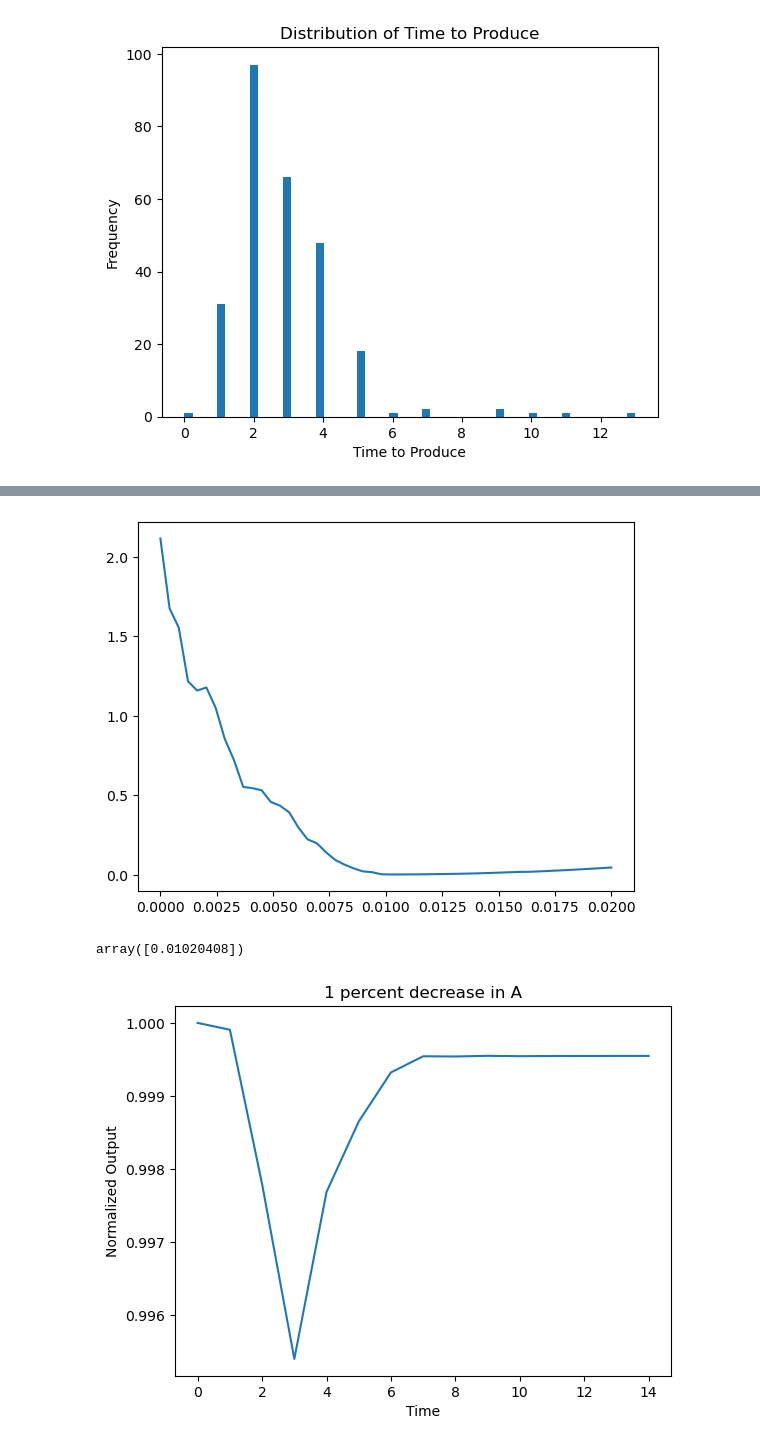
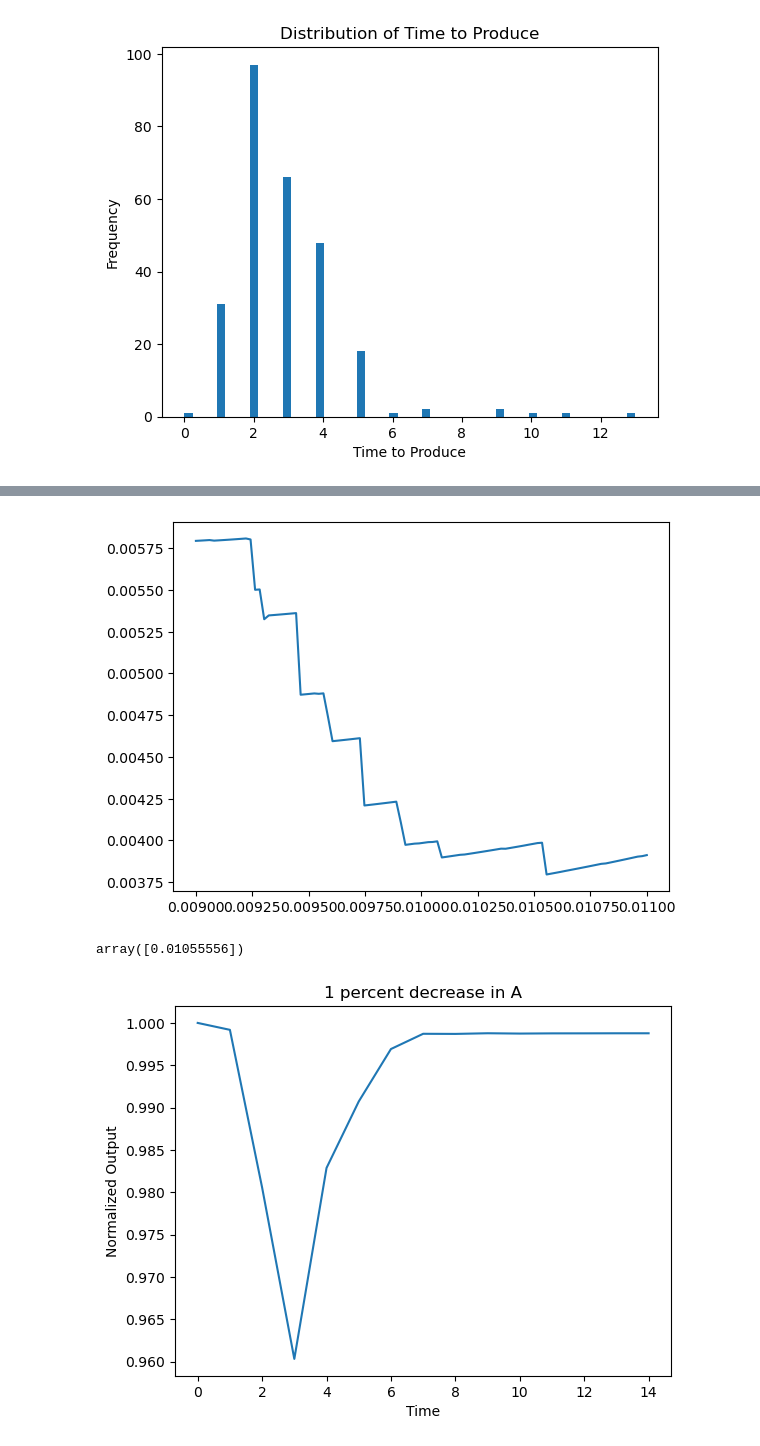
Before and after one commit to Finalblue777/shocky_shocks, a Jupyter notebook: demand_stuff/demand_A_shocks.ipynb, the cells around one changed output, grey strips where cells are left out. Drawn from its saved outputs; the diff is of its cells as text; code cells hidden in the pictures.

```diff
--- a/demand_stuff/demand_A_shocks.ipynb
+++ b/demand_stuff/demand_A_shocks.ipynb
@@ -5,14 +5,14 @@ import pandas as pd
 import matplotlib.pyplot as plt
 # %%
 gamma = 1
-eta = 0.5
+eta = 2
 sigma = 5
 beta_hh = 0.99
 r = 0.01
 beta = 1 /( 1.0 +r)
 beta1 =1/( (1.0 +r* np.exp(30/(36.5*0.9))))
 W = 1
-power = (1+eta)/(-gamma-eta)
+power = ((1+eta)/(-gamma-eta))
 # %%
 data=pd.read_csv('APP_data_usa_goods.csv', index_col=0, parse_dates=True, infer_datetime_format=True)
 data_tau=(data['invtCogsRatio']* 36.5/(30*0.1))
@@ -83,14 +83,15 @@ def generate_pattern_array_with_extra_rows(tau):
 
 def consumption_function(P):
     return (P)**power
-def euler_equation(P_0, P_1, beta, r):
-    consumption_growth_comp = (consumption_function(P_1) / consumption_function(P_0))**((gamma*(eta-gamma))/(eta*(gamma-1)+2*gamma))
-    price_growth_comp = (P_1 / P_0)**(((eta-gamma))/(eta*(gamma-1)+2*gamma))
-    wage_inflation = consumption_growth_comp / (price_growth_comp* beta_hh *   (1+r))
+def euler_equation(P_0, P_1, beta_hh, r):
+    consumption_growth_comp = (consumption_function(P_1) / consumption_function(P_0))**((gamma))
+    price_growth_comp = (P_0 / P_1)
+    wage_inflation = 1/(consumption_growth_comp / (price_growth_comp *  (beta_hh *   (1+r)) ))
     return wage_inflation
-def price_inflation_ee(P_0, P_1, beta, r):
-    wage_inflation = euler_equation(P_0, P_1, beta, r)
-    price_inflation =P_1/P_0 *wage_inflation
+def price_inflation_ee(P_0, P_1, beta_hh, r):
+    consumption_growth_comp = (consumption_function(P_1) / consumption_function(P_0))**((gamma))
+    constants = (beta_hh * (1+r))
+    price_inflation = 1/ (consumption_growth_comp / constants)
     return price_inflation
 # %%
 power = (1+eta)/(-gamma-eta)
@@ -264,6 +269,6 @@ plt.show()
 # %%
-r_arrange = np.linspace(0, 0.02, 50)
-P = np.zeros((20, 50))
+r_arrange = np.linspace(0.009, 0.011, 100)
+P = np.zeros((20, 100))
 k=0
 tau_list = {}
 index_diff_list = {}
@@ -327,7 +332,7 @@ for r in r_arrange:
             tprod_org_temp = beta_org**t_org * (t_org + N_temp)
             tprod_rep_temp = beta_rep**t_rep * (t_rep + N_temp)
             if i ==j:
-                tprod_rep_temp = 0.99*beta_rep**t_rep * (t_rep + N_temp)
+                tprod_rep_temp = 0.9*beta_rep**t_rep * (t_rep + N_temp)
 
             # Keep only the row with the higher value
             if tprod_org_temp.values >= tprod_rep_temp.values:
@@ -348,7 +353,7 @@ for r in r_arrange:
 
         # Step 2: Compute t_prod using vectorized logic
         beta_vec = t_temp['source'].map({'org': beta_org, 'rep': beta_rep})
-        A_vec = np.where((t_temp['source'] == 'rep') & (t_temp['t'] == j), 0.99, 1.0)
+        A_vec = np.where((t_temp['source'] == 'rep') & (t_temp['t'] == j), 0.9, 1.0)
         t_temp['A'] = A_vec
         t_temp['t_prod'] = A_vec * beta_vec ** t_temp['t'] * (t_temp['t'] + t_temp['N'])
 
@@ -379,12 +384,12 @@ for r in r_arrange:
 # %%
 k=0
-deviation_gap = np.zeros((50, 1))
+deviation_gap = np.zeros((100, 1))
 for r in r_arrange:
     P_temp = P[:,k]
     P_temp_no_zeros = P_temp[P_temp != 0]
     Y = np.zeros((len(P_temp_no_zeros), 1))
     Y[0] = P_temp_no_zeros[0]**power / P_temp_no_zeros[0]**power
-    Y[1:,0] = P_temp_no_zeros[1:]**power /P_temp_no_zeros[-1]**power
+    Y[1:,0] = P_temp_no_zeros[1:]**power /P_temp_no_zeros[0]**power
     wage_inflation = np.zeros(len(P_temp_no_zeros)-1)
 
     for i in range(len(P_temp_no_zeros)-1):
@@ -392,27 +397,27 @@ for r in r_arrange:
         P_1 = P_temp_no_zeros[i+1]
         wage_inflation[i] =     price_inflation_ee(P_0, P_1, beta_hh, r)
 
-    deviation_gap[k] = np.sum((Y - 1 )**2) + 50*np.sum((wage_inflation- 1 )**2)
+    deviation_gap[k] = np.sum((Y - 1 )**2) + np.sum((wage_inflation- 1 )**2)
     k = k+1
 # %%
 plt.plot(r_arrange,deviation_gap)
 plt.show()
 # %% [output]
-[figure, old version]
+[figure, new version]
 # %%
 argmins_gap = np.where(deviation_gap == np.min(deviation_gap))[0]
 # %%
 r_arrange[argmins_gap]
 # %% [output]
-array([0.01020408])
+array([0.01055556])
 # %%
-plt.plot(1 / P[:,argmins_gap] * P[0, 0])
+plt.plot( P[:,argmins_gap]**power / P[0, 0]**power)
 plt.title('1 percent decrease in A')
 plt.xlabel('Time')
 plt.ylabel('Normalized Output')
 plt.show()
 # %% [output]
-[figure, old version]
+[figure, new version]
 # %%
 wage_inflation = np.zeros(len(P[:,argmins_gap])-1)
 
```
Also changed, not shown: parts of 17 cells of this notebook, 58 other files.
